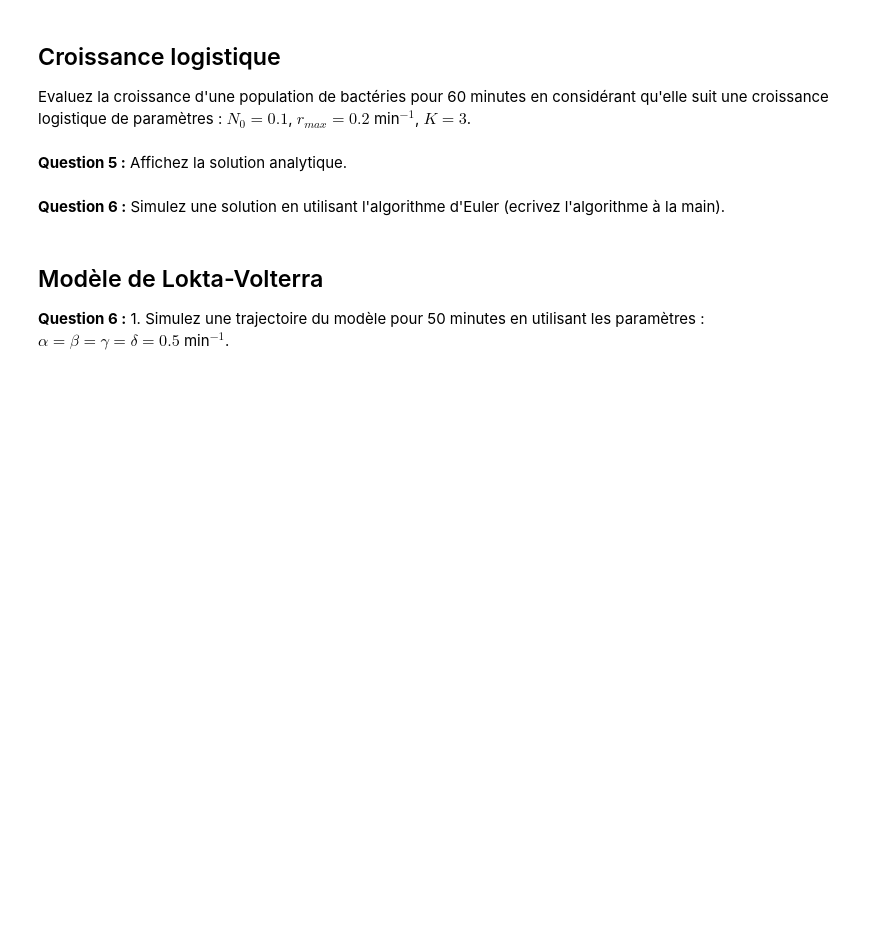
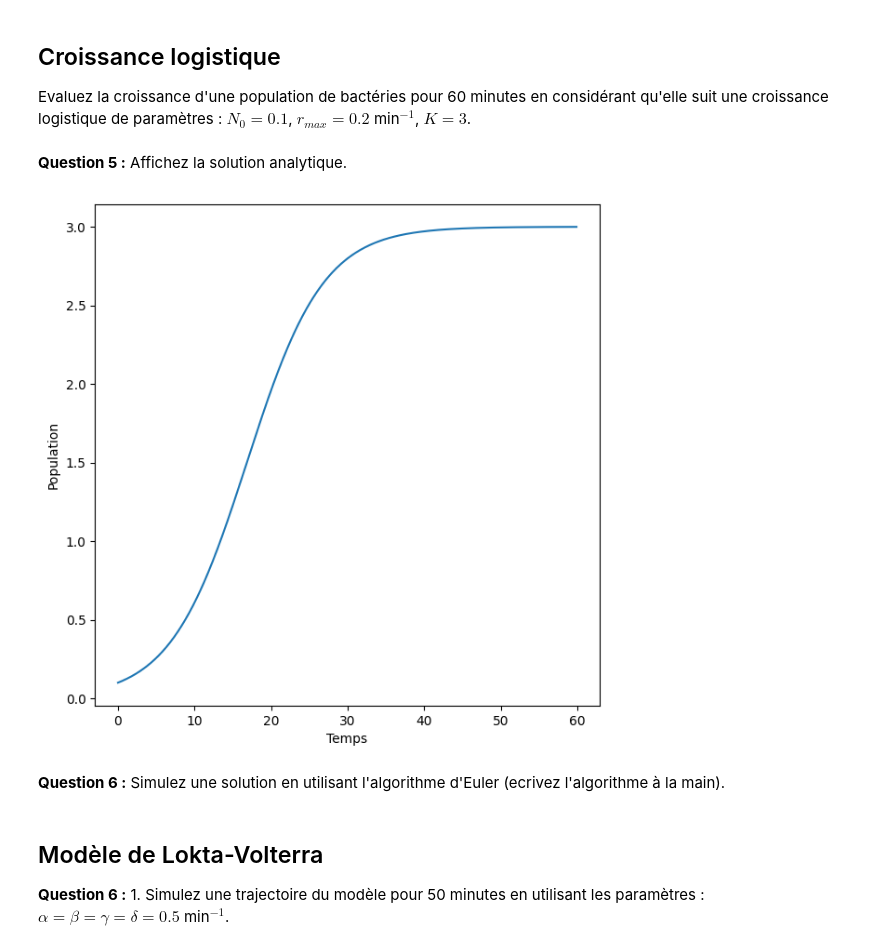
Before and after one commit to camcre/BINFA2025_TP3, a Jupyter notebook: BINFA2025_TP3.ipynb, the cells around one changed output. Drawn from its saved outputs; the diff is of its cells as text; code cells hidden in the pictures; blank space fills up the shorter version.

```diff
--- a/BINFA2025_TP3.ipynb
+++ b/BINFA2025_TP3.ipynb
@@ -45,3 +138,18 @@ print("Votre code ici !")
+# %%
+def c(t, n0, rmax, K):
+  return K / (1 + ((K / n0) - 1) * np.exp(-rmax * t))
+
+#c(60, 50, 0.2)
+
+ts = np.arange(0, 60, 0.1)
+
+plt.figure(figsize=(7,7))
+plt.plot(ts, c(ts, 0.1, 0.2, 3))
+plt.xlabel("Temps")
+plt.ylabel("Population")
+plt.show()
+# %% [output]
+[figure, added]
 # %% [markdown]
 **Question 6 :** Simulez une solution en utilisant l'algorithme d'Euler (ecrivez l'algorithme à la main).
 # %%
```
Also changed, not shown: parts of 10 cells of this notebook.
